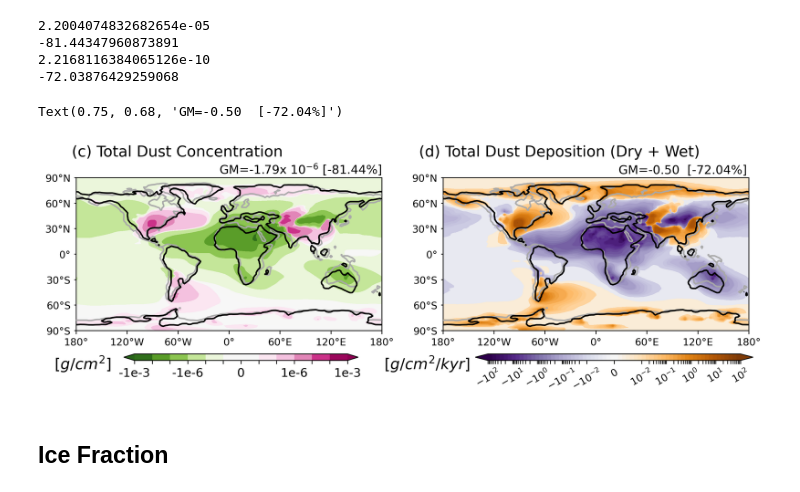
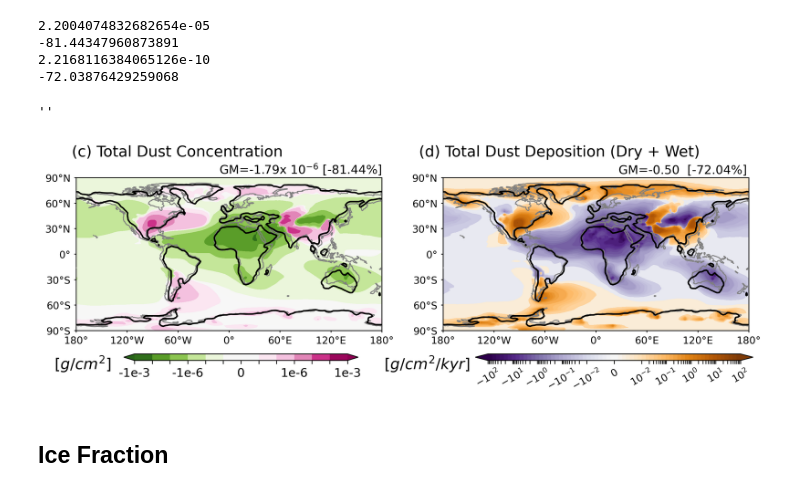
Before and after one commit to ChenPoJu/Miocene-Dust, a Jupyter notebook: Fig2_MMio-PiCtrl/Fig2_MMio-PiCtrl.ipynb, the cells around one changed output. Saved outputs shown, nothing was run; the diff lists cells and outputs as text; code cells hidden in the pictures.

```diff
--- a/Fig2_MMio-PiCtrl/Fig2_MMio-PiCtrl.ipynb
+++ b/Fig2_MMio-PiCtrl/Fig2_MMio-PiCtrl.ipynb
@@ -192,7 +187,7 @@ print(dst_dep_ratio_Mio_ano_mean.values)
 2.2168116384065126e-10
 -72.03876429259068
 # %%
-# Function of Plotting
+# Plot anomaly patterns
 
 # data_title = 'Total Dust [$kg/m^2$]'
 dust_panel = ['Dust Concentrations', 'Dust Deposition']
@@ -223,7 +218,6 @@ norm2 = mcolors.SymLogNorm(linthresh=1e-8, linscale=1e-3, vmin=-1e-3, vmax=1e-3)
 locator = mticker.SymmetricalLogLocator(linthresh=0.0001, base=10)
 
 
-
 # Define the figure and each axis for the 1 rows and 2 columns
 fig, axs = plt.subplots(nrows=1,ncols=2,
                         subplot_kw={'projection': ccrs.PlateCarree(central_longitude=0)},
@@ -232,26 +226,25 @@ fig, axs = plt.subplots(nrows=1,ncols=2,
 # Set Width / Height padding between subplots, expressed as a fraction of the subplot width
 fig.subplots_adjust(wspace=0.2, hspace=0.2)
 
-# axs is a 2 dimensional array of `GeoAxes`
-# flatten it into a 1-D array
+# flatten axs into a 1-D array
 axs=axs.flatten()
 
-# Loop over all of the months and plot
+# Loop over all of the species and plot
 for i,m in enumerate(dust_panel):
 
     # Contour plot
     if i==1:
         cs4=axs[i].contourf(lons, lat, panel_dust[i,:,:], transform = ccrs.PlateCarree(),
                             levels = bounds, norm = norm_d, cmap=cmap_d, extend='both')
-        axs[i].contour(lons, lat, mask_Pi, [0.5,1.5], transform = ccrs.PlateCarree(),
-                       colors='darkgrey', linewidths=1.5, zorder=3)
+        # Add coastines in Pre-industrial Scenario
+        axs[i].coastlines(color='grey', zorder=3)
+        # Add coastines in Miocene Scenario
         axs[i].contour(lons, lat, mask_Mio, [0.5,1.5], transform = ccrs.PlateCarree(),
                        colors='k', linewidths=1.5, zorder=4)
     else:
         cs3=axs[i].contourf(lons, lat, panel_dust[i,:,:], transform = ccrs.PlateCarree(),
                            levels = levels2, norm = norm2, cmap='PiYG_r',extend='both')
-        axs[i].contour(lons, lat, mask_Pi, [0.5,1.5], transform = ccrs.PlateCarree(),
-                       colors='darkgrey', linewidths=1.5, zorder=3)
+        axs[i].coastlines(color='grey', zorder=3)
         axs[i].contour(lons, lat, mask_Mio, [0.5,1.5], transform = ccrs.PlateCarree(),
                        colors='k', linewidths=1.5, zorder=4)
 
@@ -259,7 +252,7 @@ for i,m in enumerate(dust_panel):
     axs[i].set_xticks(np.arange(-180,181,60), crs=ccrs.PlateCarree())
     lon_formatter = cticker.LongitudeFormatter()
     axs[i].xaxis.set_major_formatter(lon_formatter)  # set the format of xticks_label
-    axs[i].tick_params(axis='y', size=2)             # set xtick parameters
+    axs[i].tick_params(axis='x', size=2)             # set xtick parameters
     for xlabel in axs[i].get_xticklabels():          # set xticks_label
         xlabel.set_fontsize(10)
 
@@ -273,38 +266,36 @@ for i,m in enumerate(dust_panel):
 
 # Add colorbar
 cax4  = fig.add_axes([0.585, 0.25, 0.32, 0.015])    # set the [x0, y0, width, height] of the colorbar
 CB4   = plt.colorbar(mappable, cax=cax4, shrink=0.8, location='bottom', ticks=bounds, extend='both',
                      spacing='proportional', pad=0.05)
 CB4.ax.tick_params(rotation=30, labelsize=10)
 
 
 cax3  = fig.add_axes([0.18, 0.25, 0.27, 0.015])    # set the [x0, y0, width, height] of the colorbar
 CB3   = plt.colorbar(cs3, cax = cax3, orientation='horizontal')
 CB3.set_ticks(levels2)
 CB3.set_ticklabels(levels_label2)
 CB3.ax.tick_params(labelsize=12)
 
 
 GM_Mio_Ano = 'GM='+str('{:03.2f}'.format(dst_Mio_ano_mean.values*1e6/10))+'x $10^{-6}$ ['+str('{:03.2f}'.format(dst_ratio_Mio_ano_mean.values))+'%]'
 GM_dep_Mio_Ano = 'GM='+str('{:03.2f}'.format(dst_dep_Mio_ano_mean.values*86400*365*100))+'  ['+str('{:03.2f}'.format(dst_dep_ratio_Mio_ano_mean.values))+'%]'
 
-# plt.figtext(0.1,0.23,'[$kg/m^2$]',fontsize=15)
-# plt.figtext(0.5,0.23,'[$kg/m^2/s$]',fontsize=15)
 plt.figtext(0.1,0.23,'[$g/cm^2$]',fontsize=15)
 plt.figtext(0.48,0.23,'[$g/cm^2/kyr$]',fontsize=15)
 
 plt.figtext(0.12,0.72,'(c) Total Dust Concentration',fontsize=15)
 plt.figtext(0.29,0.68,GM_Mio_Ano,fontsize=12)
 plt.figtext(0.52,0.72,'(d) Total Dust Deposition (Dry + Wet)',fontsize=15)
 plt.figtext(0.75,0.68,GM_dep_Mio_Ano,fontsize=12)
 
-
 # Add title
 # plt.suptitle(data_title, y=0.7, fontsize=18)
 # fig.savefig(plot_name+'.png')
+;
 # %% [output]
-Text(0.75, 0.68, 'GM=-0.50  [-72.04%]')
+''
-[figure, old version]
+[figure, new version]
 # %% [markdown]
 ## Ice Fraction
 # %%
```
Also changed, not shown: parts of 3 cells of this notebook.
